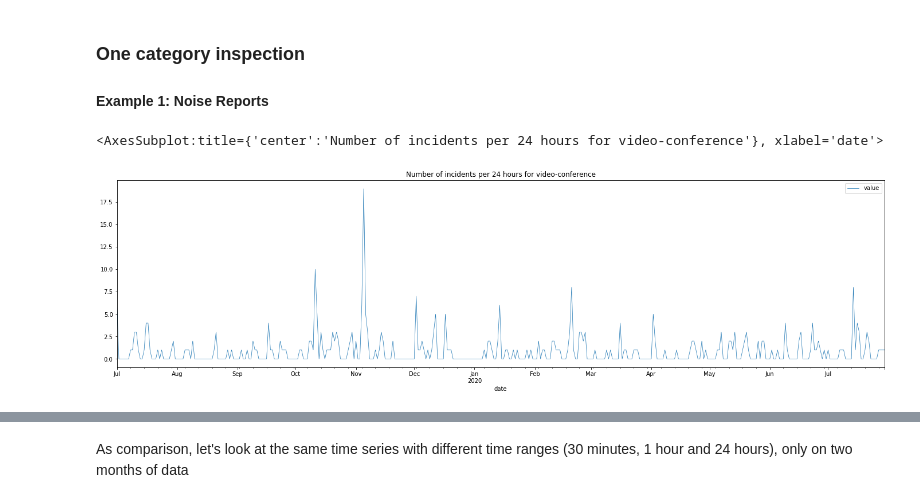
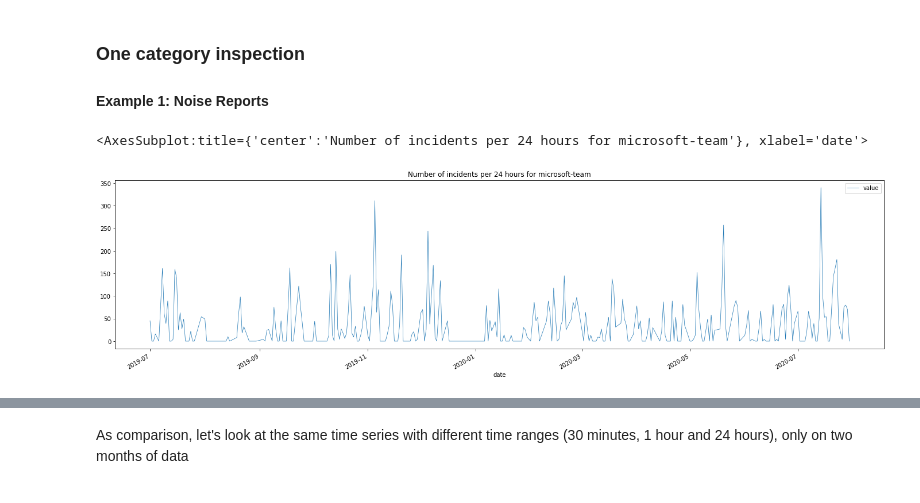
Before and after one commit to nnkhoa/Leap2Trend, a Jupyter notebook: EDA.ipynb, the cells around one changed output, grey strips where cells are left out. Cells and saved outputs as stored; diff of their text form; code cells hidden in the pictures.

```diff
--- a/EDA.ipynb
+++ b/EDA.ipynb
@@ -231,15 +260,18 @@ def get_top_n_words(corpus, n=None):
 # %%
-KEYWORD_LIST = ['microsoft', 'video', 'cloud', 'team', 'conference', 'security']
+KEYWORD_LIST = ['microsoft', 'video', 'cloud', 'team', 'conference', 'security',
+               'xbox', 'solution', 'stock', 'azure', 'platform', 'digital', 'online']
 # %%
 from tqdm import tqdm
 rankings = []
 dates = []
 times = []
 
+thresh = 200
+
 for index, text in tqdm(enumerate(corpus), total=len(corpus)):
     try:
         text = ' '.join(text)
-        top_words = get_top_n_words([text], n=90)
+        top_words = get_top_n_words([text], n=thresh)
 
         top_df = pd.DataFrame(top_words)
 
@@ -256,8 +288,10 @@ for index, text in tqdm(enumerate(corpus), total=len(corpus)):
         pair_keyword_rankings = []
         for i in range(ranked_matrix.shape[0]):
             for j in range(i, ranked_matrix.shape[0]):
-                #if ranked_matrix[i][j] > 0 and ranked_matrix[i][j] < 90:
+                if ranked_matrix[i][j] > 0 and ranked_matrix[i][j] < thresh:
                     pair_keyword_rankings.append(('-'.join([KEYWORD_LIST[i], KEYWORD_LIST[j]]), ranked_matrix[i][j]))
+                else:
+                    pair_keyword_rankings.append(('-'.join([KEYWORD_LIST[i], KEYWORD_LIST[j]]), 0))
 
 
         if len(pair_keyword_rankings) > 0:
@@ -278,10 +312,14 @@ for idx, item in enumerate(zip(dates, times, rankings)):
     date, time, ranking = item
     for rank in ranking:
         date_time = str(date).replace('-', '/') + ' ' + str(time)
-        line = {'category': rank[0], 'Request Details': 'Article ' + str(idx), 'date': date_time}
+        line = {'category': rank[0], 'Details': 'Article ' + str(idx), 'date': date_time, 'rank': rank[1],
+               'only_date': str(date)}
         data_dict.append(line)
 
 raw_sample_test = pd.DataFrame.from_dict(data_dict)
+
+raw_sample_test['only_date'] =  pd.to_datetime(raw_sample_test['only_date'], format='%Y/%m/%d')
+
 raw_sample_test = raw_sample_test.sort_values(by="date") # sanity!
 
 from moda.dataprep import raw_to_ts
@@ -298,0 +337,7 @@ ts.head()
+# %%
+def normalize(vector):
+    return (vector-min(vector))/(max(vector)-min(vector))
+
+ts['rank'] = normalize(ts['rank'])
+
+ts.head()
@@ -469,9 +546,9 @@ _ = sns.heatmap(corr, mask=mask, cmap=cmap, vmax=.3, center=0,
 ### One category inspection
 #### Example 1: Noise Reports
 # %%
-category = "video-conference"
+category = "microsoft-team"
 ranged_ts.loc[pd.IndexSlice[:, category], :].reset_index().plot(kind='line',x='date',y='value',figsize=(24,6),linewidth=0.7,
                           title = "Number of incidents per 24 hours for {}".format(category))
 # %% [output]
-<AxesSubplot:title={'center':'Number of incidents per 24 hours for video-conference'}, xlabel='date'>
+<AxesSubplot:title={'center':'Number of incidents per 24 hours for microsoft-team'}, xlabel='date'>
-[figure, old version]
+[figure, new version]
```
Also changed, not shown: parts of 30 cells of this notebook.
